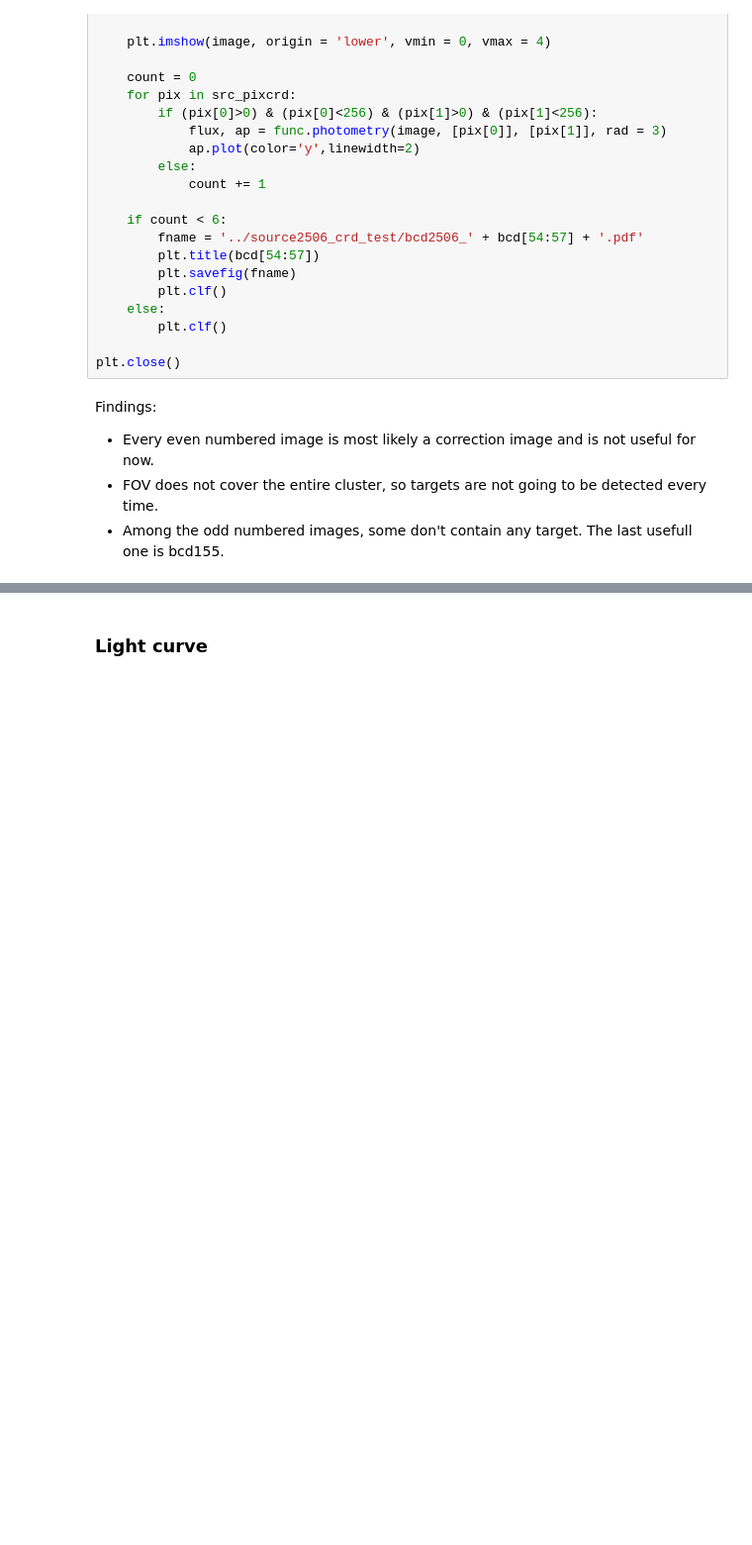
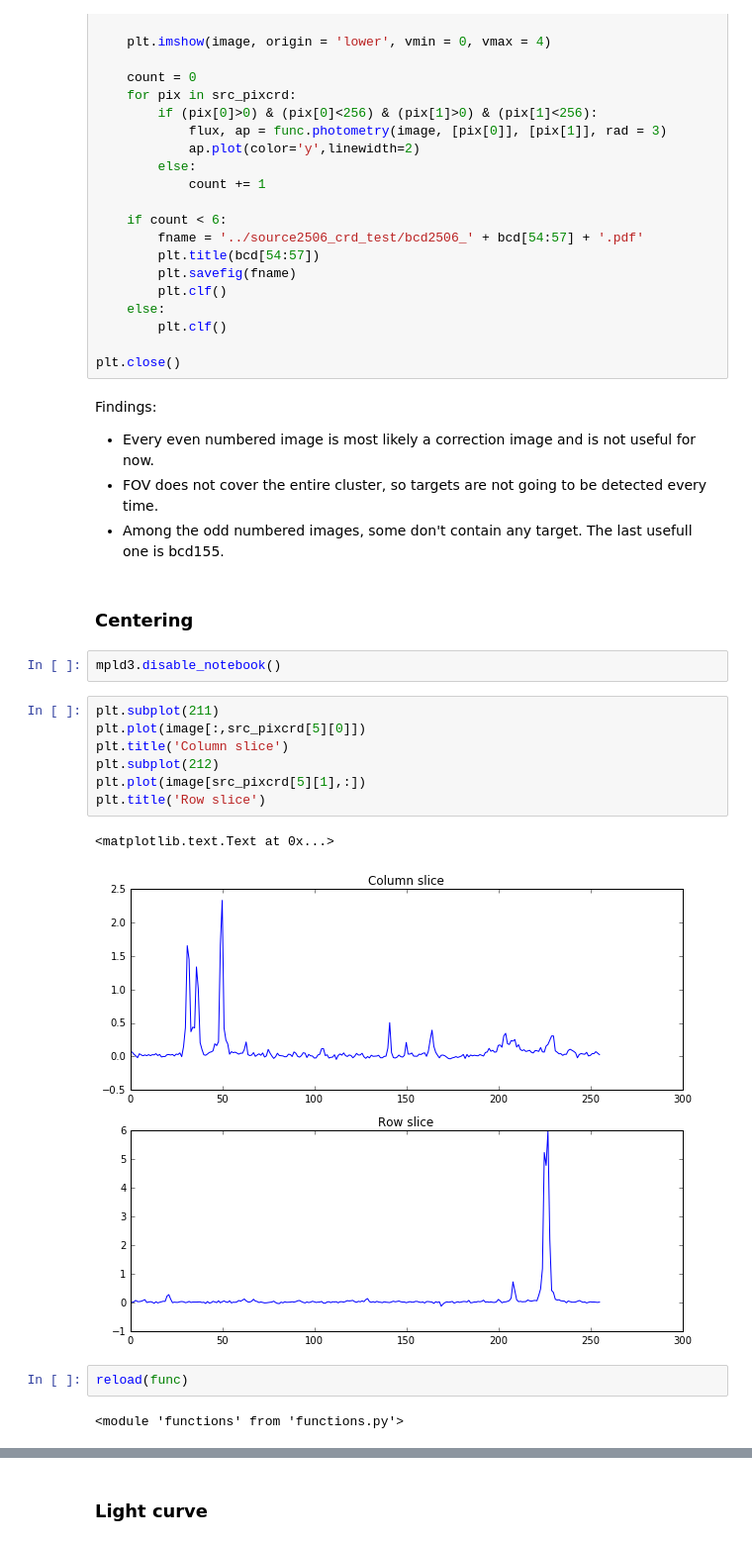
Before and after one commit to eas342/IRAC_photometry, a Jupyter notebook: Photometry Practice.ipynb, the cells around one changed output, grey strips where cells are left out. Shown at 99% size. Drawn from its saved outputs; the diff is of its cells as text; blank space fills up the shorter version.

```diff
--- a/Photometry Practice.ipynb
+++ b/Photometry Practice.ipynb
@@ -141,3 +149,21 @@ Findings:
 - Every even numbered image is most likely a correction image and is not useful for now.
 - FOV does not cover the entire cluster, so targets are not going to be detected every time.
 - Among the odd numbered images, some don't contain any target. The last usefull one is bcd155.
+# %% [markdown]
+### Centering
+# %%
+mpld3.disable_notebook()
+# %%
+plt.subplot(211)
+plt.plot(image[:,src_pixcrd[5][0]])
+plt.title('Column slice')
+plt.subplot(212)
+plt.plot(image[src_pixcrd[5][1],:])
+plt.title('Row slice')
+# %% [output]
+<matplotlib.text.Text at 0x...>
+[figure, added]
+# %%
+reload(func)
+# %% [output]
+<module 'functions' from 'functions.py'>
```
Also changed, not shown: parts of 9 cells of this notebook.
